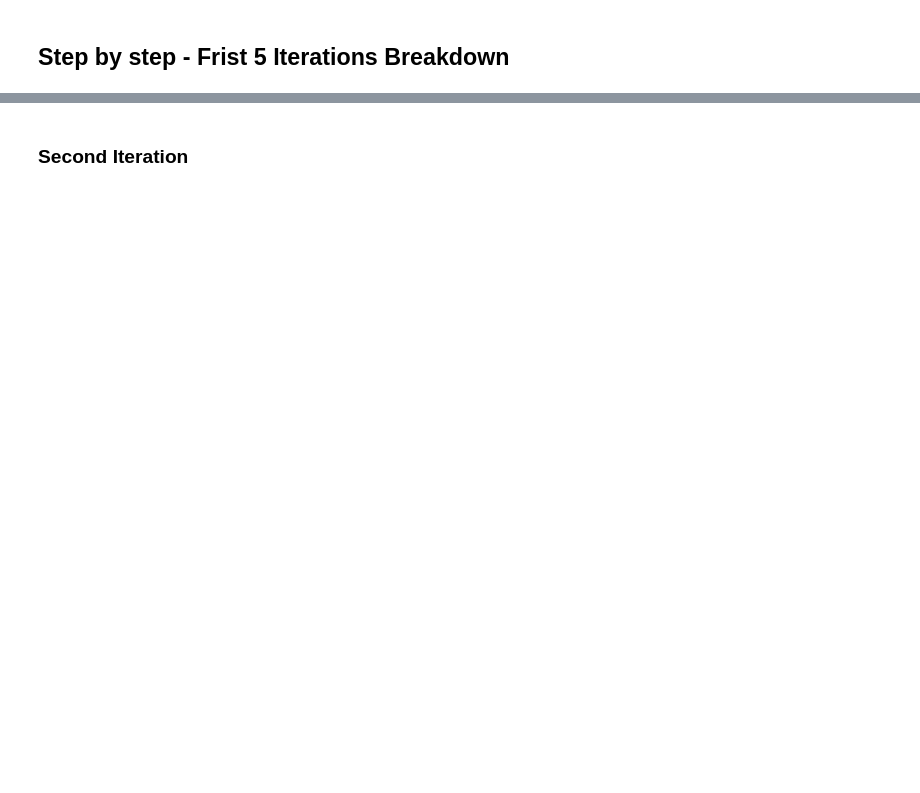
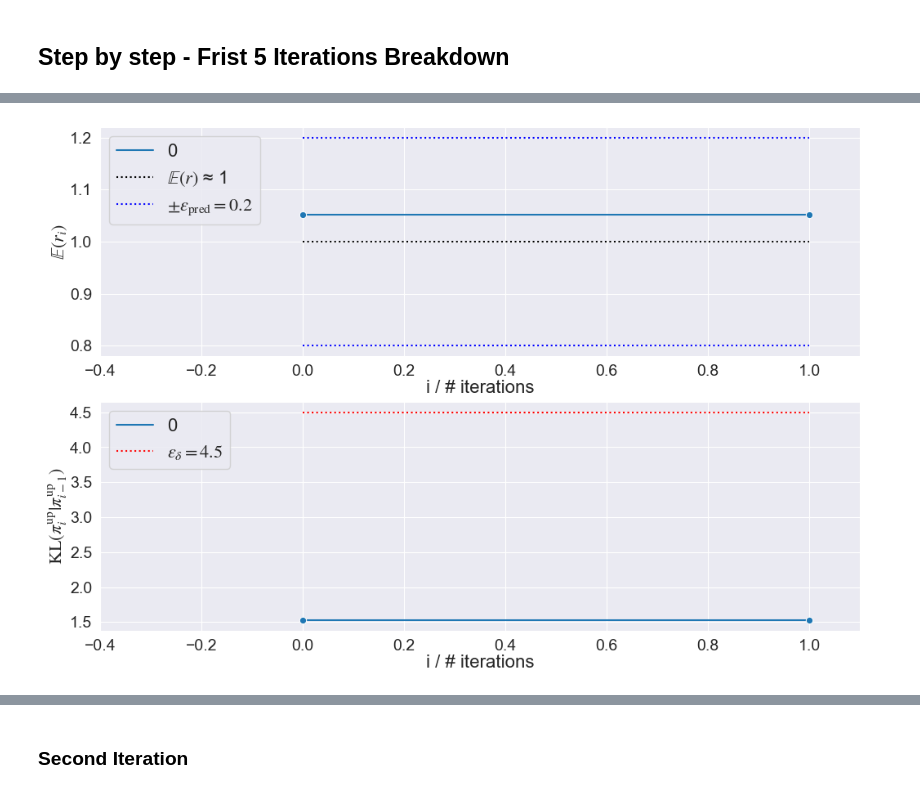
Before and after one commit to UT-CHG/pyDCI, a Jupyter notebook: notebooks/Examples/SEIRS-Iterations.ipynb, the cells around one changed output, grey strips where cells are left out. Saved outputs shown, nothing was run; the diff lists cells and outputs as text; code cells hidden in the pictures; blank space fills up the shorter version.

```diff
--- a/notebooks/Examples/SEIRS-Iterations.ipynb
+++ b/notebooks/Examples/SEIRS-Iterations.ipynb
@@ -175,0 +237,13 @@ n_samples = 10
+# %%
+enable_log(level='DEBUG')
+prob_1 = solve_till_thresh(
+    sr,
+    0,
+    exp_thresh=0.2,
+    start_sample_size=10,
+    max_sample_size=300,
+    samples_inc=20,
+    pi_in=None,
+    sampling_args={'scale': 1.0},
+    solve_args={'exp_thresh': 1e10, 'best_method': 'max_kl'},
+)
@@ -176 +294,6 @@ n_samples = 10
+# %%
+# TODO: Fade-out those that violate criteria?
+prob_1.joint_metric_plot()
+# %% [output]
+[figure, added]
 # %%
```
Also changed, not shown: parts of 27 cells of this notebook, 9 other files.
